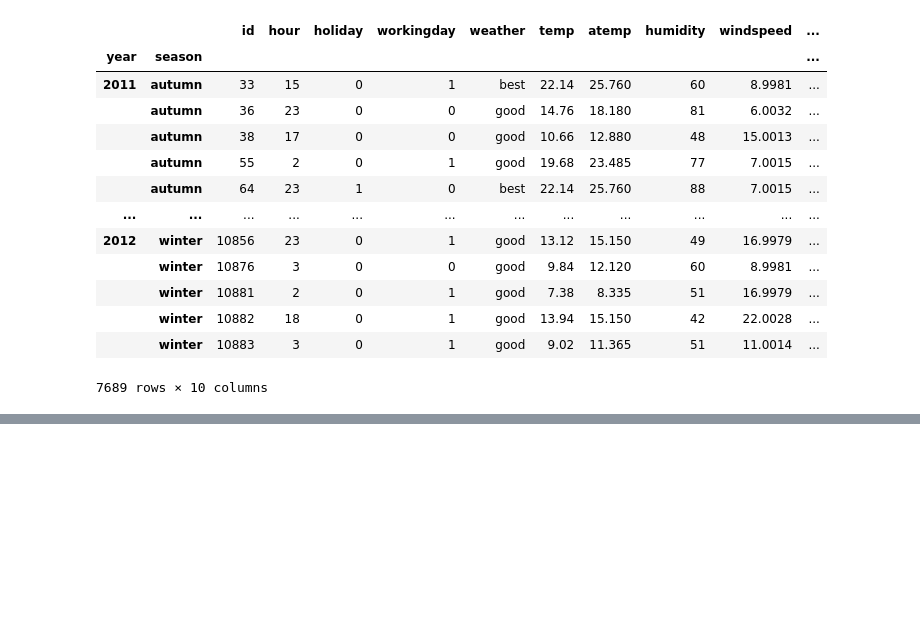
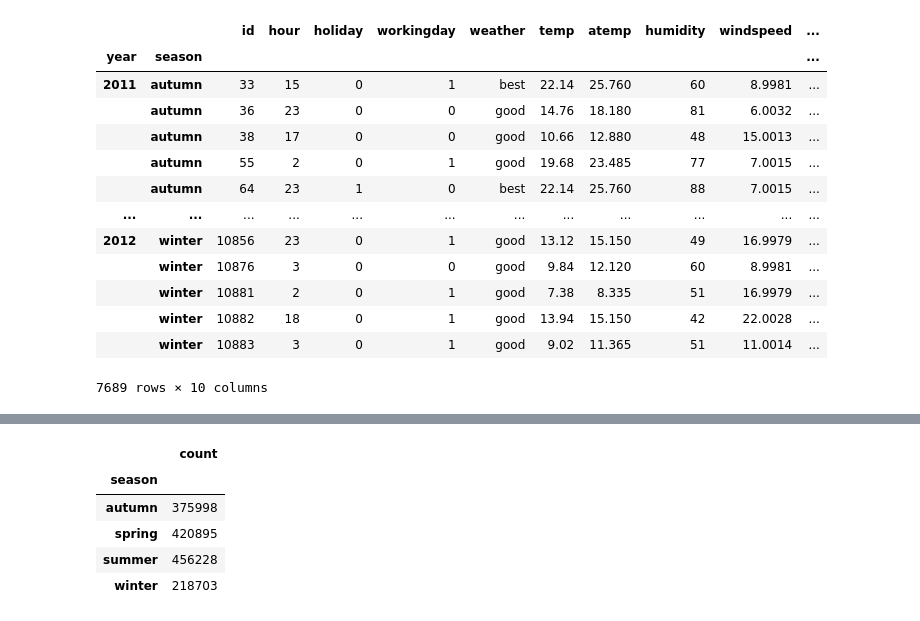
Before and after one commit to anyafrydrych/UCDPA_AnnaKleynhans, a Jupyter notebook: UCDPA_AnnaKleynhans.ipynb, the cells around one changed output, grey strips where cells are left out. Drawn from its saved outputs; the diff is of its cells as text; code cells hidden in the pictures; blank space fills up the shorter version.

```diff
--- a/UCDPA_AnnaKleynhans.ipynb
+++ b/UCDPA_AnnaKleynhans.ipynb
@@ -381,0 +381,10 @@ pd.DataFrame(first_5_rentals)
+# %%
+# Visualisation - Group and Count per season
+uci_bike_rentals.groupby(['season'])[['count']].sum()
+# %% [output]
+|  | count |
+| season |  |
+| autumn | 375998 |
+| spring | 420895 |
+| summer | 456228 |
+| winter | 218703 |
```
Also changed, not shown: parts of 21 cells of this notebook.
